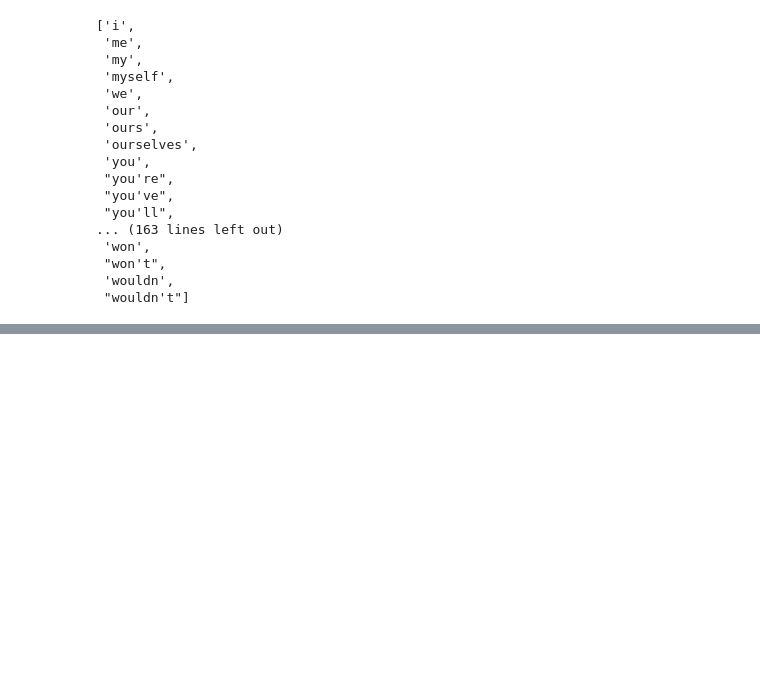
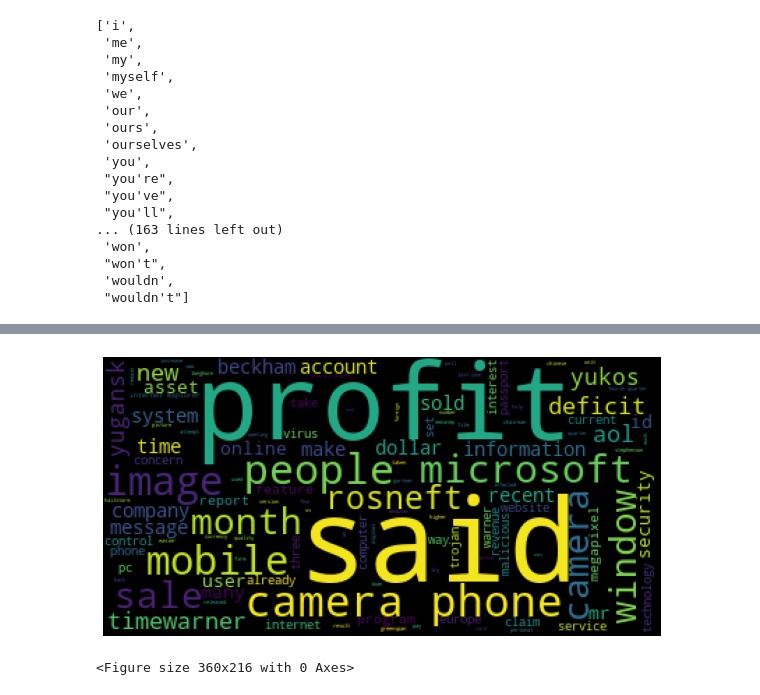
Before and after one commit to Priyabrat845/Topic-Modeling-on-News-Articles, a Jupyter notebook: Topic_modeling_of_news_articles.ipynb, the cells around one changed output, grey strips where cells are left out. Cells and saved outputs as stored; diff of their text form; code cells hidden in the pictures; blank space fills up the shorter version.

```diff
--- a/Topic_modeling_of_news_articles.ipynb
+++ b/Topic_modeling_of_news_articles.ipynb
@@ -77,10 +77,0 @@ len(sports_text)
-# %%
-
-sports_text=[]
-try:
-  for i in range(len(sports)):
-    f=open(sports[i],'r')
-    a=f.read()
-    sports_text.append(a)
-except:
-  print('List ended !!')
@@ -336,0 +586,11 @@ tokenized[:10]
+# %%
+plt.rcParams["figure.figsize"] = (10,8)
+text = data['Texts'].values
+wordcloud = WordCloud().generate(str(text))
+plt.imshow(wordcloud)
+plt.axis("off")
+plt.figure(figsize=(5,3))
+plt.show()
+# %% [output]
+[figure, added]
+<Figure size 360x216 with 0 Axes>
```
Also changed, not shown: parts of 70 cells of this notebook.
